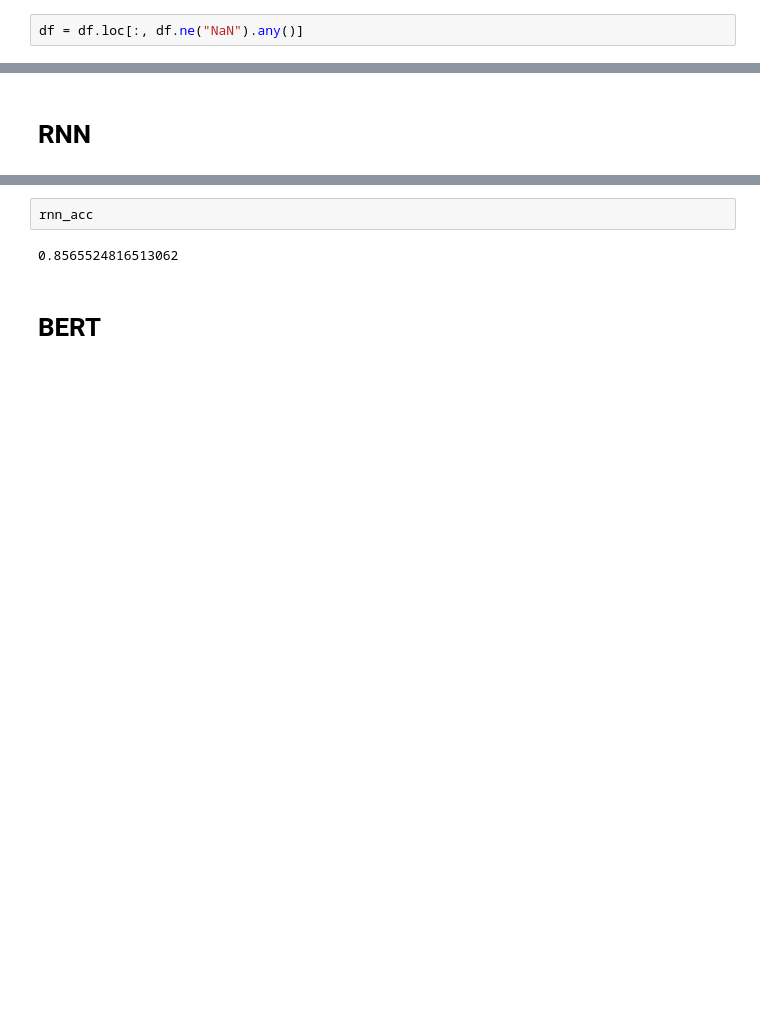
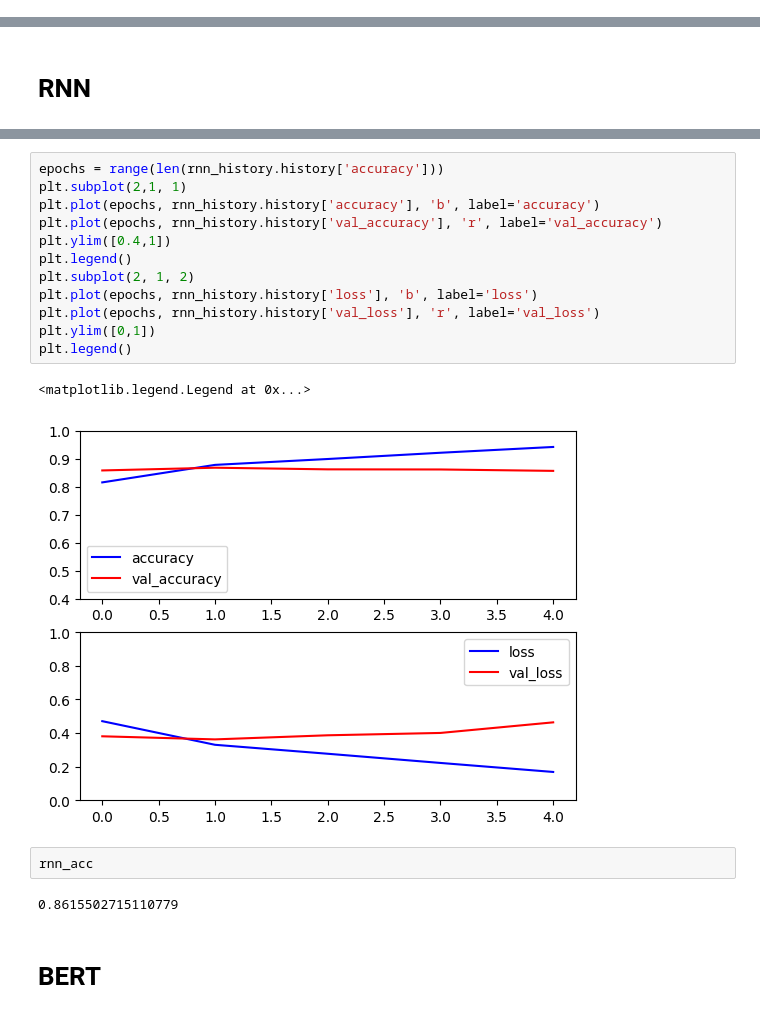
Before and after one commit to kwiaczek/AnalizaSympatii, a Jupyter notebook: sprawozdanie.ipynb, the cells around one changed output, grey strips where cells are left out. Saved outputs shown, nothing was run; the diff lists cells and outputs as text; blank space fills up the shorter version.

```diff
--- a/sprawozdanie.ipynb
+++ b/sprawozdanie.ipynb
@@ -46,8 +46,6 @@ df.head()
 | 2 | ChatGPT: Optimizing Language Mode... | neutral |
 | 3 | THRILLED to share that ChatGPT, o... | good |
 | 4 | As of 2 minutes ago, @OpenAI rele... | bad |
-# %%
-df = df.loc[:, df.ne("NaN").any()]
 # %%
 print(f"Ilość danych: {df.shape[0]}")
 # %% [output]
@@ -343,7 +341,22 @@ rnn_plot_conf = ConfusionMatrixDisplay(confusion_matrix=conf_mat_rnn, display_la
+# %%
+epochs = range(len(rnn_history.history['accuracy']))
+plt.subplot(2,1, 1)
+plt.plot(epochs, rnn_history.history['accuracy'], 'b', label='accuracy')
+plt.plot(epochs, rnn_history.history['val_accuracy'], 'r', label='val_accuracy')
+plt.ylim([0.4,1])
+plt.legend()
+plt.subplot(2, 1, 2)
+plt.plot(epochs, rnn_history.history['loss'], 'b', label='loss')
+plt.plot(epochs, rnn_history.history['val_loss'], 'r', label='val_loss')
+plt.ylim([0,1])
+plt.legend()
+# %% [output]
+<matplotlib.legend.Legend at 0x...>
+[figure, added]
 # %%
 rnn_acc
 # %% [output]
-0.8565524816513062
+0.8615502715110779
 # %% [markdown]
 # BERT
 # %%
```
Also changed, not shown: parts of 16 cells of this notebook.
